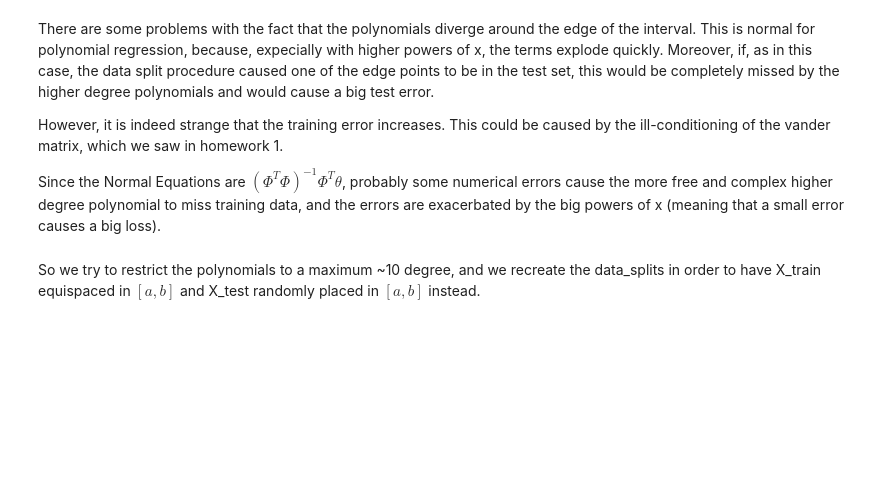
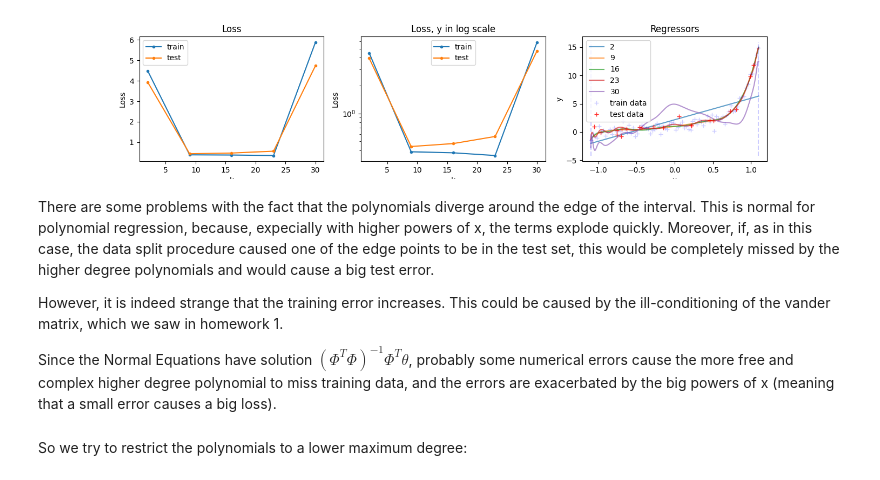
Before and after one commit to MarcelloCeresini/StatMatMethodsAI, a Jupyter notebook: src/Homework4.ipynb, the cells around one changed output. Cells and saved outputs as stored; diff of their text form; code cells hidden in the pictures; blank space fills up the shorter version.

```diff
--- a/src/Homework4.ipynb
+++ b/src/Homework4.ipynb
@@ -30,11 +8,13 @@ def data_splits(X, Y, train_split):
 # %%
 # User selection
-K = 3
-a, b = -5, 5
-N = 50
+K = 10
+a, b = -1.1, 1.1
+N_train = 80
+N_test = 20
 var = 0.5
 # %%
 theta_true = np.ones(K)
-X = np.linspace(a, b, N)
-X.shape
+X_train = np.linspace(a, b, N_train)
+X_test = np.random.uniform(a, b, N_test)
+print("X_train shape :{}, X_test shape :{}".format(X_train.shape, X_test.shape))
 # %% [output]
@@ -58,8 +38,12 @@ def get_normal_vandermonde(K, X):
     )
     return vander
 # %%
-vander = get_normal_vandermonde(K, X)
+def get_true_Y(K, X, theta_true, var):
+    vander = get_normal_vandermonde(K, X)
+    return vander @ theta_true + np.random.normal(0, np.sqrt(var), size=len(X))
 
-Y = vander @ theta_true + np.random.normal(0, np.sqrt(var), size=len(X))
-Y.shape
+Y_train = get_true_Y(K, X_train, theta_true, var)
+Y_test = get_true_Y(K, X_test, theta_true, var)
+
+print("Y_train shape :{}, Y_test shape :{}".format(Y_train.shape, Y_test.shape))
 # %% [output]
@@ -67,5 +51,3 @@ Y.shape
-# %%
-X_train, Y_train, X_test, Y_test = data_splits(X, Y, train_split)
 # %%
 def MLE_normal_equations(vander, Y):
     return np.linalg.inv(vander.T @ vander) @ vander.T @ Y
@@ -123,8 +106,12 @@ plt.show()
+# %%
+plot_results(range(2, 31, 7), MLE_normal_equations)
+# %% [output]
+[figure, added]
 # %% [markdown]
 There are some problems with the fact that the polynomials diverge around the edge of the interval. This is normal for polynomial regression, because, expecially with higher powers of x, the terms explode quickly. Moreover, if, as in this case, the data split procedure caused one of the edge points to be in the test set, this would be completely missed by the higher degree polynomials and would cause a big test error.
 
 However, it is indeed strange that the training error increases. This could be caused by the ill-conditioning of the vander matrix, which we saw in homework 1.
 
-Since the Normal Equations are $(\Phi^T \Phi)^{-1} \Phi^T \theta$, probably some numerical errors cause the more free and complex higher degree polynomial to miss training data, and the errors are exacerbated by the big powers of x (meaning that a small error causes a big loss).
+Since the Normal Equations have solution $(\Phi^T \Phi)^{-1} \Phi^T \theta$, probably some numerical errors cause the more free and complex higher degree polynomial to miss training data, and the errors are exacerbated by the big powers of x (meaning that a small error causes a big loss).
 # %% [markdown]
-So we try to restrict the polynomials to a maximum ~10 degree, and we recreate the data_splits in order to have X_train equispaced in $[a, b]$ and X_test randomly placed in $[a, b]$ instead.
+So we try to restrict the polynomials to a lower maximum degree:
```
Also changed, not shown: parts of 21 cells of this notebook.
